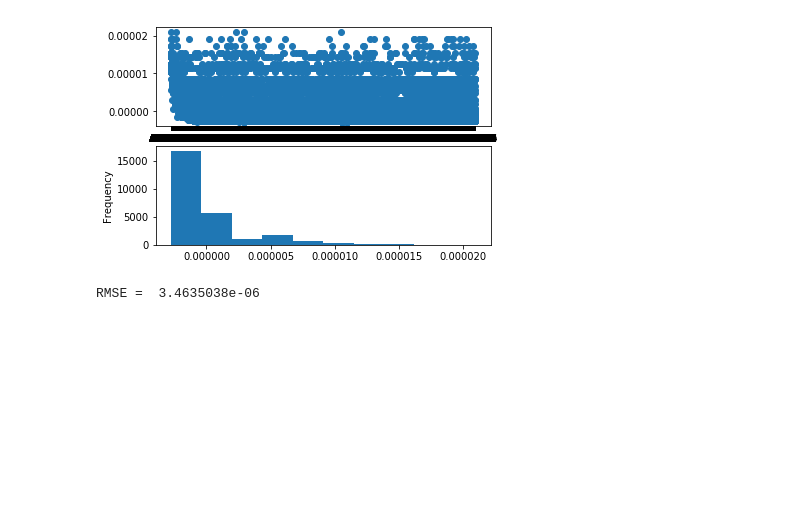
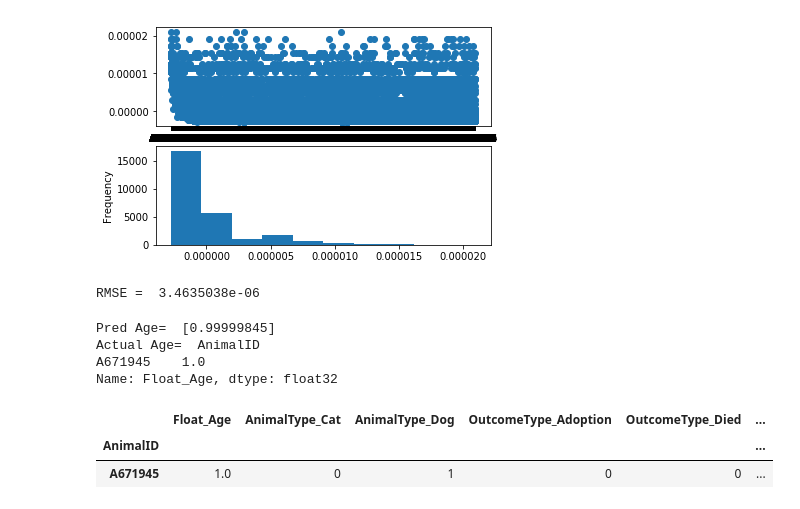
Before and after one commit to Jaket2030/Animals, a Jupyter notebook: shelter_animals_outcome .ipynb, the cells around one changed output. Drawn from its saved outputs; the diff is of its cells as text; code cells hidden in the pictures; blank space fills up the shorter version.

```diff
--- a/shelter_animals_outcome .ipynb
+++ b/shelter_animals_outcome .ipynb
@@ -566,3 +581,17 @@ all_rmse = np.sqrt(MSE(new_df_dummies['Float_Age'],
 print ("RMSE = ",all_rmse)
 # %% [output]
 RMSE =  3.4635038e-06
+# %%
+#Taking for example a Cat,which was returned to its owner ,trying to figure out it's age
+df2= X[0:1]
+pred= all_lm.predict(df2)
+print ('Pred Age= ',pred,"\n" "Actual Age= ", df2['Float_Age'])
+df2.head()
+# %% [output]
+Pred Age=  [0.99999845]
+Actual Age=  AnimalID
+A671945    1.0
+Name: Float_Age, dtype: float32
+|  | Float_Age | AnimalType_Cat | AnimalType_Dog | OutcomeType_Adoption | OutcomeType_Died | ... |
+| AnimalID |  |  |  |  |  | ... |
+| A671945 | 1.0 | 0 | 1 | 0 | 0 | ... |
```
Also changed, not shown: parts of 10 cells of this notebook.
